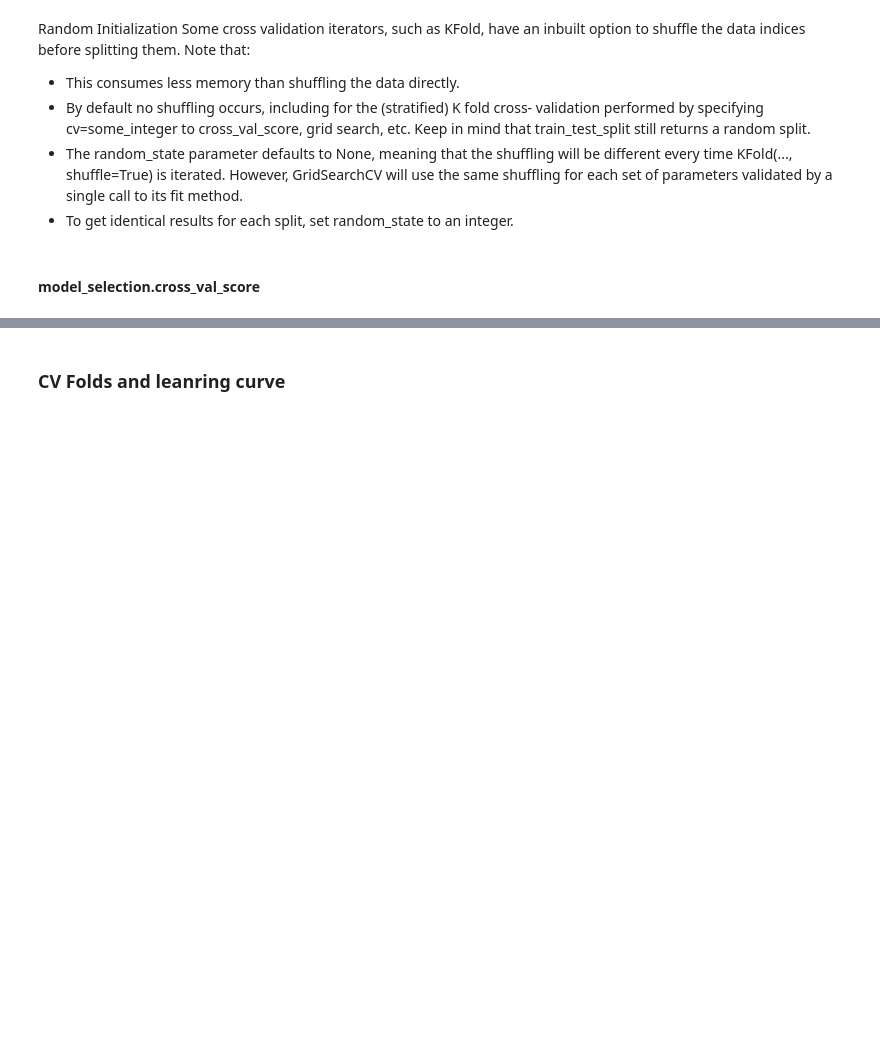
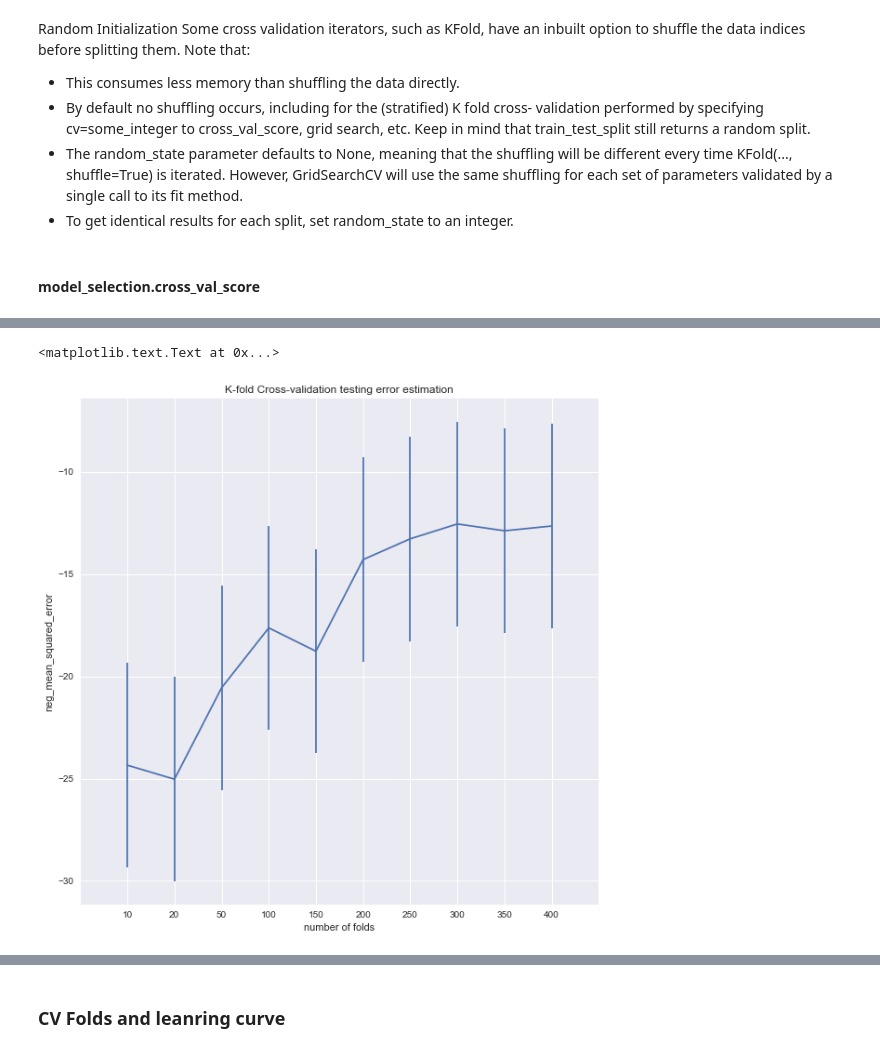
Before and after one commit to yueying-teng/RF, a Jupyter notebook: compare criteria .ipynb, the cells around one changed output, grey strips where cells are left out. Cells and saved outputs as stored; diff of their text form; code cells hidden in the pictures; blank space fills up the shorter version.

```diff
--- a/compare criteria .ipynb
+++ b/compare criteria .ipynb
@@ -123,12 +123,14 @@ Some cross validation iterators, such as KFold, have an inbuilt option to shuffl
 #### model_selection.cross_val_score
 # %%
 regr = RandomForestRegressor(random_state = 0)
-regr.fit(x_train, y_train)
+# regr.fit(x_train, y_train)
 
 # it wants np array as y
 # CV in estimating EXPECTED testing error
 
-k = int(x.shape[0] /2)
+# k = int(x.shape[0] /2)
+
+k = 20
 scores = cross_val_score(regr, x, np.ravel(price), cv = k, scoring = 'neg_mean_squared_error')
 
 # the neagtive coefficients of correlation indicates that the model couldn't even outperform predicting the mean all the time
@@ -138,0 +174,14 @@ scores.mean()
+# %%
+# Print chart
+fig = plt.figure(figsize = (10, 10))
+plt.errorbar(range(1, n_folds + 1), neg_mean_squared_error, yerr=[5] * n_folds)  # Use 5% for the error bars
+ax = plt.gca()
+plt.xticks(range(0, n_folds + 2), [''] + [str(k) for k in folds] + [''])
+# plt.yticks(range(30, 110, 10))
+
+plt.title("K-fold Cross-validation testing error estimation")
+plt.xlabel("number of folds")
+plt.ylabel("neg_mean_squared_error")
+# %% [output]
+<matplotlib.text.Text at 0x...>
+[figure, added]
```
Also changed, not shown: parts of 18 cells of this notebook.
